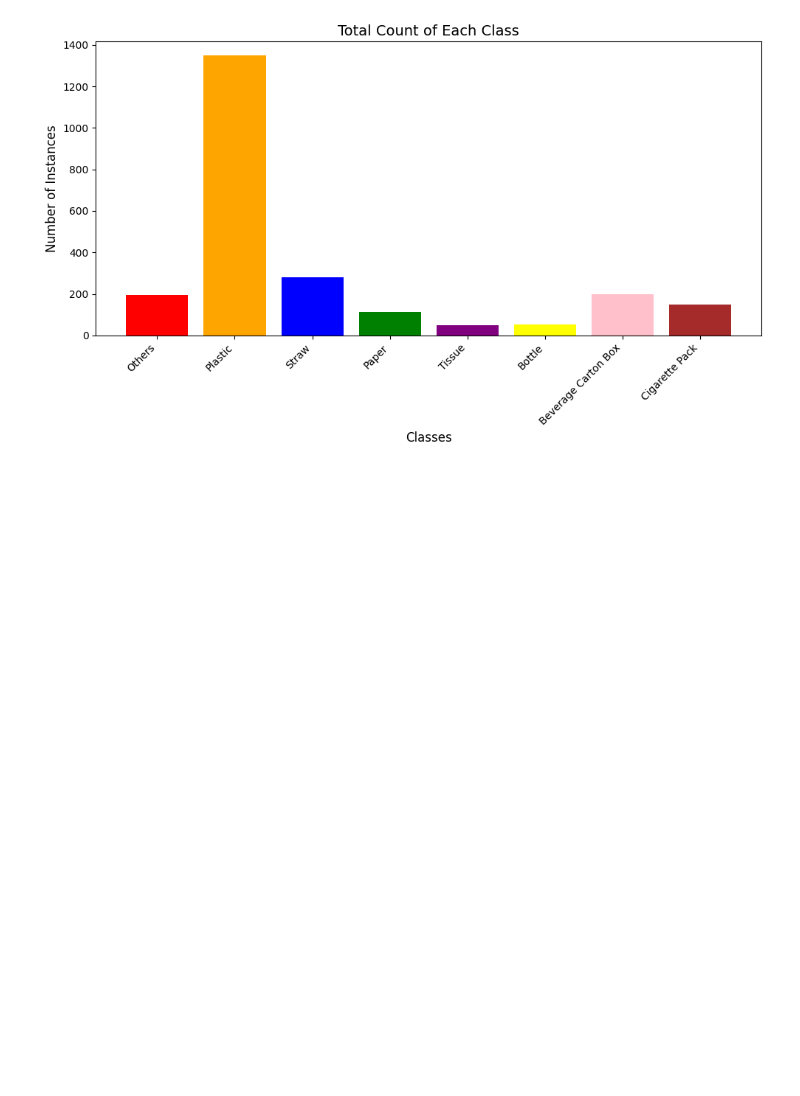
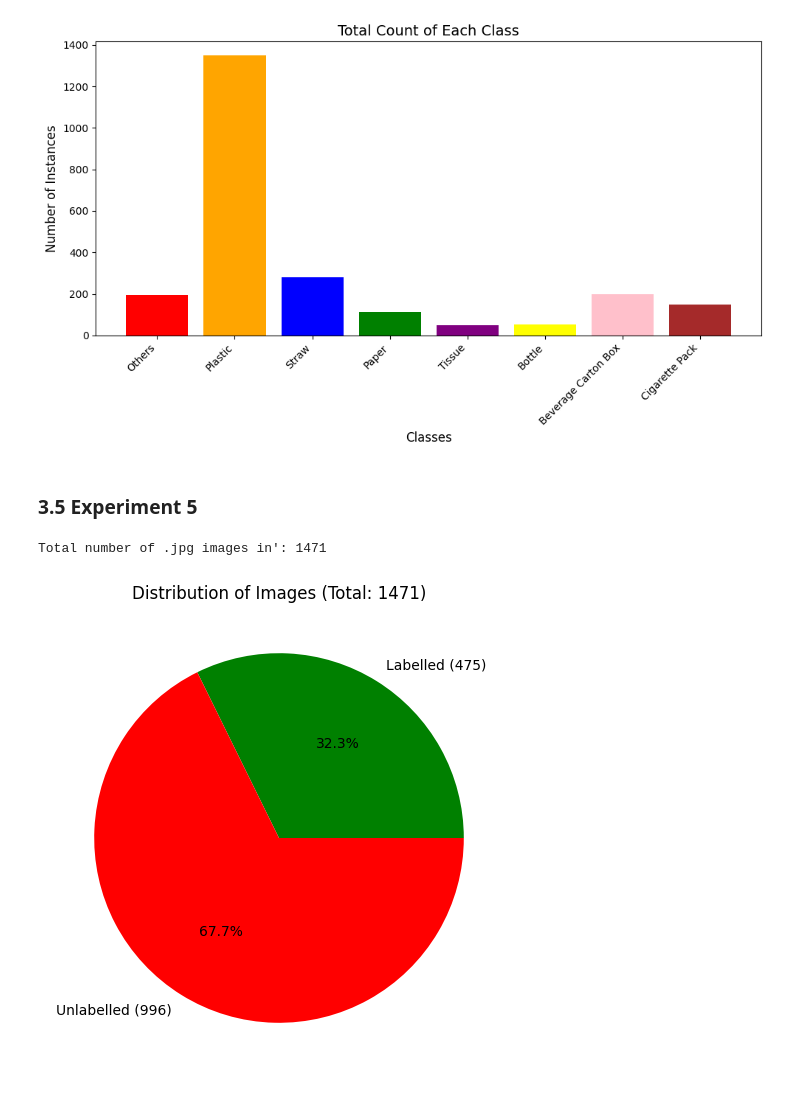
Before and after one commit to agiftsanyazhar/Proyek-Akhir-D4-PENS-Garbage-YOLO-New, a Jupyter notebook: 01. Garbage Labelling.ipynb, the cells around one changed output. Saved outputs shown, nothing was run; the diff lists cells and outputs as text; code cells hidden in the pictures; blank space fills up the shorter version.

Commit message:
experiment 5 done

```diff
--- a/01. Garbage Labelling.ipynb
+++ b/01. Garbage Labelling.ipynb
@@ -746,3 +746,60 @@ Total images that have been labelled:
 
 Total: 2385
 [figure]
+# %% [markdown]
+### 3.5 Experiment 5
+# %%
+# Directory path containing all the .jpg images
+image_dir = "images/all in one"
+
+# Get all files in the directory
+files = os.listdir(image_dir)
+
+# Filter out the .jpg files
+jpg_files = [file for file in files if file.endswith(".jpg")]
+
+# Count the number of .jpg files in the dataset
+total_images_in_dataset = len(jpg_files)
+
+# Define the directories
+directories = ["train", "val", "test"]
+
+# Initialize the total count for the directories
+total_images_in_dirs = 0
+
+# Loop through each directory
+for directory in directories:
+    # Directory path containing the .jpg images
+    image_dir = os.path.join("dataset", "images", directory)
+
+    # Get all files in the directory
+    files = os.listdir(image_dir)
+
+    # Count the number of JPEG files
+    num_of_images = len(files)
+
+    # Add to the total images in train, val, and test directories
+    total_images_in_dirs += num_of_images
+
+# Display the total number of JPEG images in the directories and dataset
+print(f"Total number of .jpg images in': {total_images_in_dataset}")
+
+# Calculate the remaining images not in train, val, or test
+remaining_images = total_images_in_dataset - total_images_in_dirs
+
+# Ensure there are no negative values
+if remaining_images < 0:
+    remaining_images = 0
+
+# Data for the pie chart
+labels = [f"Labelled ({total_images_in_dirs})", f"Unlabelled ({remaining_images})"]
+counts = [total_images_in_dirs, remaining_images]
+
+# Plotting a pie chart for the combined group and remaining images
+plt.figure(figsize=(6, 6))
+plt.pie(counts, labels=labels, autopct="%1.1f%%", colors=["green", "red"])
+plt.title(f"Distribution of Images (Total: {total_images_in_dataset})")
+plt.show()
+# %% [output]
+Total number of .jpg images in': 1471
+[figure, added]
```
Also changed, not shown: parts of 5 cells of this notebook, 6 other files.
